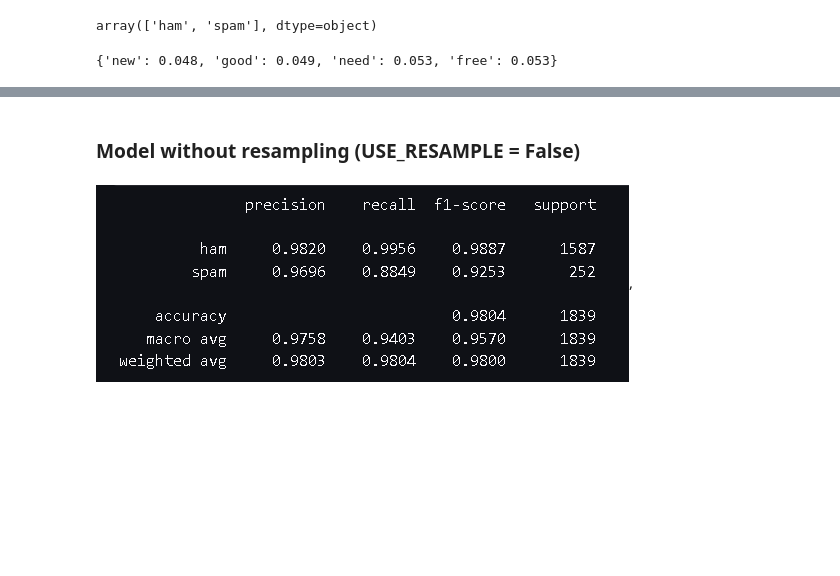
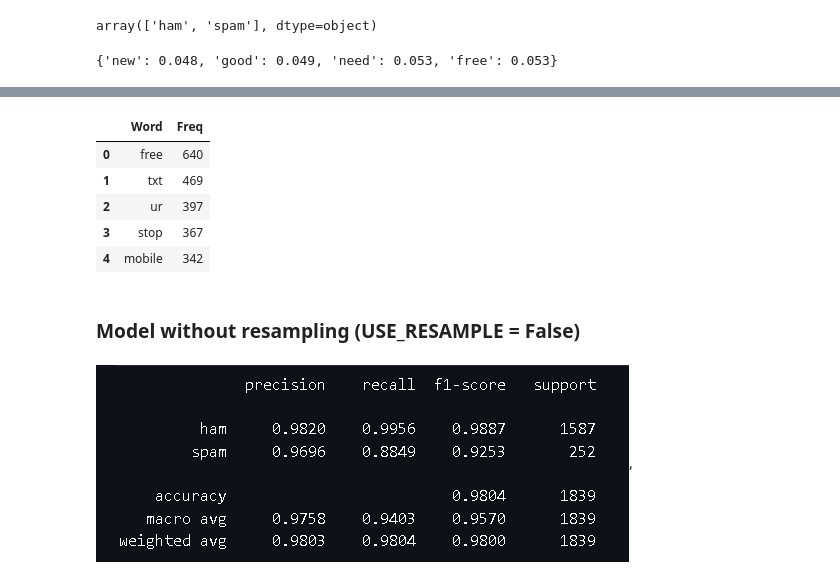
Before and after one commit to melliottgithub/sms-spam, a Jupyter notebook: sms_spam.ipynb, the cells around one changed output, grey strips where cells are left out. Cells and saved outputs as stored; diff of their text form; code cells hidden in the pictures; blank space fills up the shorter version.

```diff
--- a/sms_spam.ipynb
+++ b/sms_spam.ipynb
@@ -278,3 +313,16 @@ keywords
+# %%
+#get the top 5 words in spam
+top_words_spam = get_top_n_words(df_sample[df_sample['label']=='spam']['text'],5)
+top_df_spam = pd.DataFrame(top_words_spam)
+top_df_spam.columns=["Word", "Freq"]
+top_df_spam
+# %% [output]
+|  | Word | Freq |
+| 0 | free | 640 |
+| 1 | txt | 469 |
+| 2 | ur | 397 |
+| 3 | stop | 367 |
+| 4 | mobile | 342 |
 # %% [markdown]
 ### Model without resampling (USE_RESAMPLE = False)
 # %% [markdown]
```
Also changed, not shown: parts of 2 cells of this notebook.
